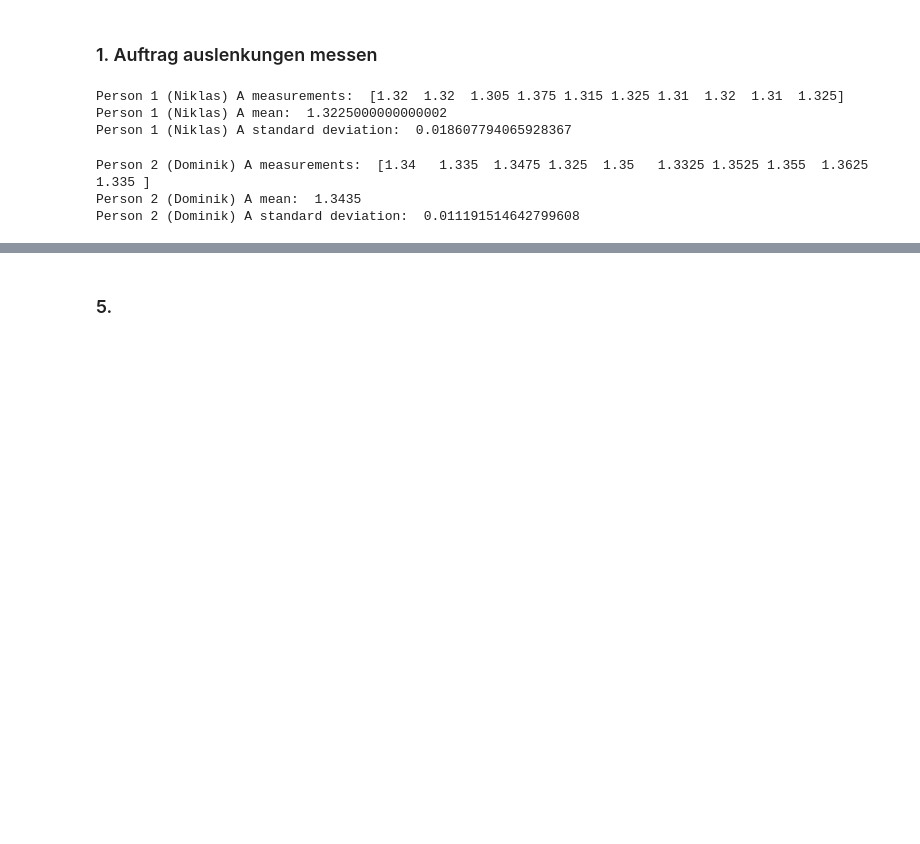
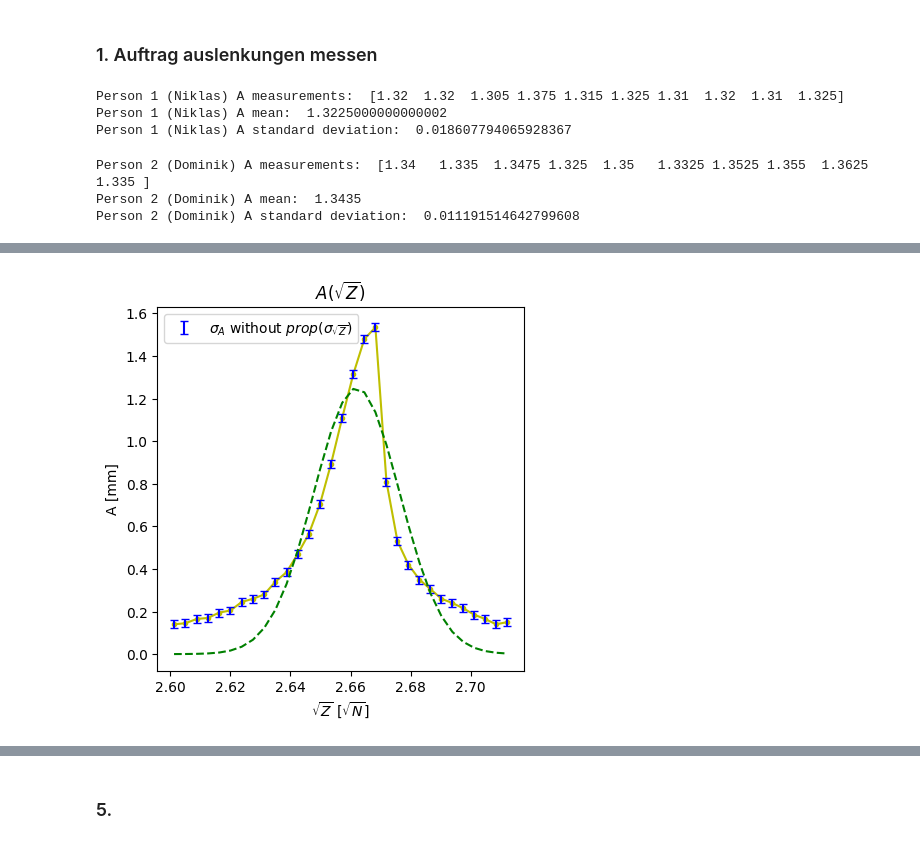
Before and after one commit to dominikrosser/praktikum_p1, a Jupyter notebook: 04-Saite/saite.ipynb, the cells around one changed output, grey strips where cells are left out. Saved outputs shown, nothing was run; the diff lists cells and outputs as text; code cells hidden in the pictures; blank space fills up the shorter version.

```diff
--- a/04-Saite/saite.ipynb
+++ b/04-Saite/saite.ipynb
@@ -61,13 +39,86 @@ weight_m_4_meas_grams = weight_4_without_the_200g + 200 # in grams
 # %%
+import os
+import numpy as np
+l_4 = 40 # cm
+
+weight_4_without_the_200g, translation_4_bottom, translation_4_top = np.genfromtxt(os.path.join(os.getcwd(), "4_weights_amplitude.csv"), delimiter=',', skip_header=1, unpack=True)
+translation_4_meas = np.abs(translation_4_top - translation_4_bottom)
+A_4_meas_mm = translation_4_meas/2
+weight_m_4_meas_grams = weight_4_without_the_200g + 200 # in grams
+
 # Taylor, Barry N.; Thompson, Ambler, eds. (March 2008). The international system of units (SI) (PDF) (Report). National Institute of Standards and Technology. p. 52. NIST special publication 330, 2008 edition.
 g = 9.80665 # m/s2
 sig_g = 0.000005 # m/s2
-sig_m_kg = 0.0005 #kg
+sig_m_kg = 0.0005 # kg
 def calc_Z_sqrt_of_m_grams(m_gr):
-    # TODO error propagation of m grams
+    # TODO verify error propagation of this
     return calc_Z_sqrt_of_m_kg(m_gr / 1000)
 
-# Calculate Force Z in Newton from appended mass in kg.
+# Calculate sqrt(Force Z Newton) from appended mass in kg.
 def calc_Z_sqrt_of_m_kg(m_kg,):
-    # TODO error propagation of m kg
     return np.sqrt(2*(g*m_kg)), np.sqrt(g/(2*m_kg)*sig_m_kg**2 + m_kg/(2*g)*sig_g**2)
+
+# A
+A_values_4_m = A_4_meas_mm / 1000
+A_values_4_mm = A_4_meas_mm
+# sqrt Z
+Z_4_values_newton_sqrt, Z_4_values_newton_error_sqrt = calc_Z_sqrt_of_m_grams(weight_m_4_meas_grams)# TODO TODO error of m grams
+#Z_4_sqrt_values = np.sqrt(Z_4_values_newton)
+#Z_4_sqrt_error = 100 # TODO
+
+# TODO Graph A(sqrt(Z))
+# TODO INCLUDE ERROR BARS FOR A
+
+# TODO Add error for m of 1g
+sig_A_values_4_m = np.ones(len(A_values_4_m))*np.std(A_meas_1/1000)
+sig_A_values_4_mm = np.ones(len(A_4_meas_mm))*np.std(A_meas_1)
+
+print(A_values_4_m)
+print(Z_4_values_newton_sqrt)
+print(Z_4_values_newton_error_sqrt)
+# Helper function
+import matplotlib.pyplot as plt
+def errorbar_plot_A_sqrtZ(A_values, Sqrt_Z_values,sig):
+    x, y = Sqrt_Z_values, A_values
+    cm = 1/2.54
+
+    fig, ax = plt.subplots(1,1,figsize=(12*cm, 12*cm))
+    ax.plot(x,y, 'yo-', ms=3)
+    ax.errorbar(x, y, yerr=sig, linestyle='', color='blue', capsize=3, label=r'$\sigma_{A}$ without $prop(\sigma_{\sqrt{Z}})$')
+    lmfit_fitting_gaussian(Sqrt_Z_values, A_values, sig,ax)
+    ax.set_xlabel(r'$\sqrt{Z}$ [$\sqrt{N}$]')
+    ax.set_ylabel('A [mm]')
+    ax.set_title(r'$A(\sqrt{Z})$')
+    #ax.set_xlim([-1,1])
+    #ax.set_ylim([-4,4])
+    ax.legend(loc='upper left')
+    plt.show()
+
+import numpy as np
+from lmfit import Model
+from lmfit.models import GaussianModel, ConstantModel
+import matplotlib.pyplot as plt
+
+def lmfit_fitting_gaussian(x, y, sig, ax):
+    def gaussian_model(x, a):
+        x0, std = a[0], a[1]
+        return np.exp(-1/2 * ((x-x0)/std)**2)
+    w = 1/sig**2 # Or: 1/sig**2
+    model = GaussianModel()
+    pars = model.guess(y, x=x, amplitude=1.6)
+    result = model.fit(y, pars, x=x, weights=w)
+    print(result.fit_report())
+    #ax.plot(x, y, 'go', ms=3)
+    #ax.errorbar(x, y, sig)
+    ax.plot(x, result.best_fit, 'g--')
+
+errorbar_plot_A_sqrtZ(A_values_4_mm, Z_4_values_newton_sqrt, sig_A_values_4_mm)
+
+# Mean of the resonance curve:
+# SEE lmfit reports
+# FWHM:
+# SEE lmfit reports
+
+# Fit to gaussian
+## using def lmfit_fitting_gaussian(x, y, sig):
+# %% [output]
@@ -73,0 +142 @@ def calc_Z_sqrt_of_m_kg(m_kg,):
+[figure, added]
```
Also changed, not shown: parts of 11 cells of this notebook.
